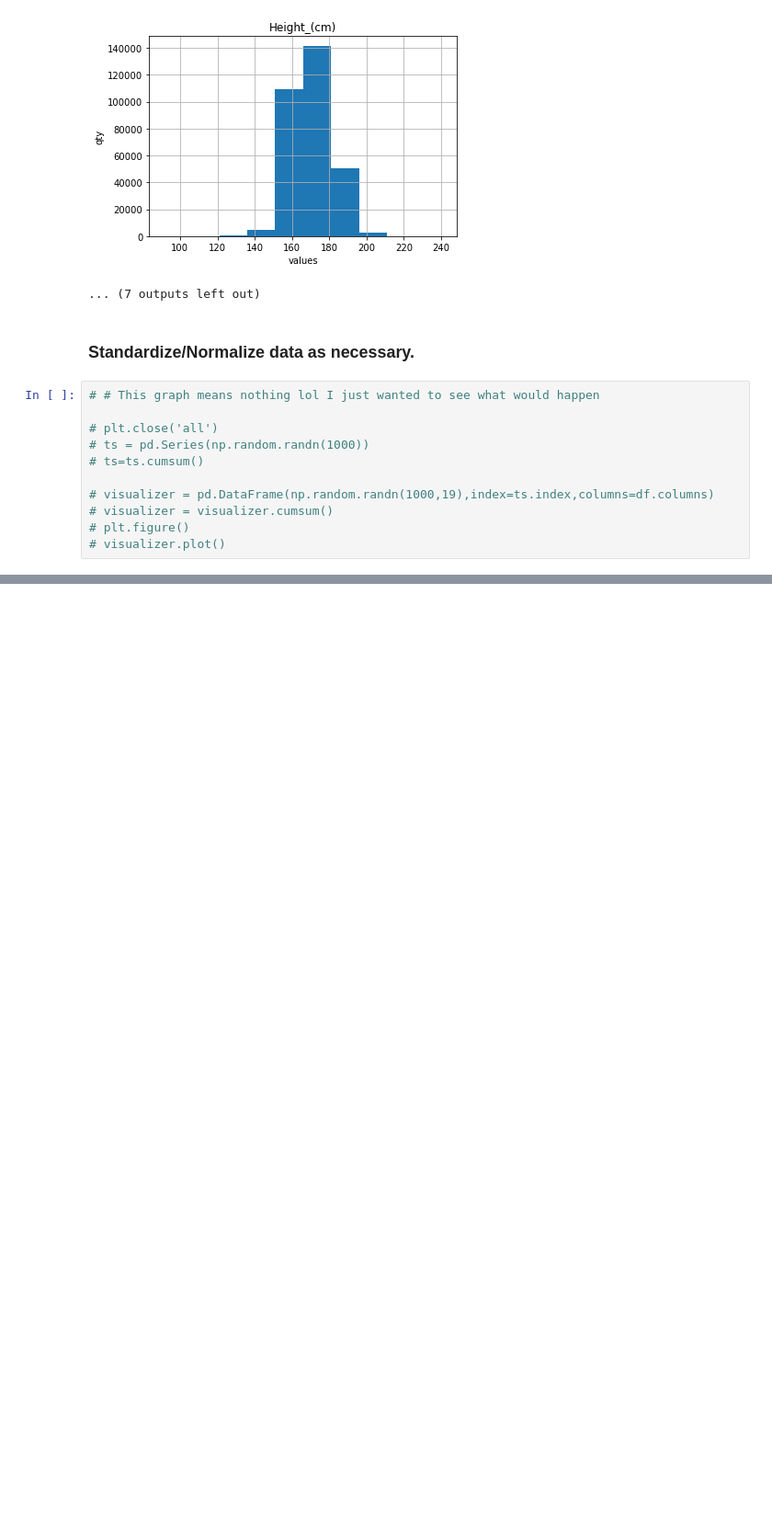
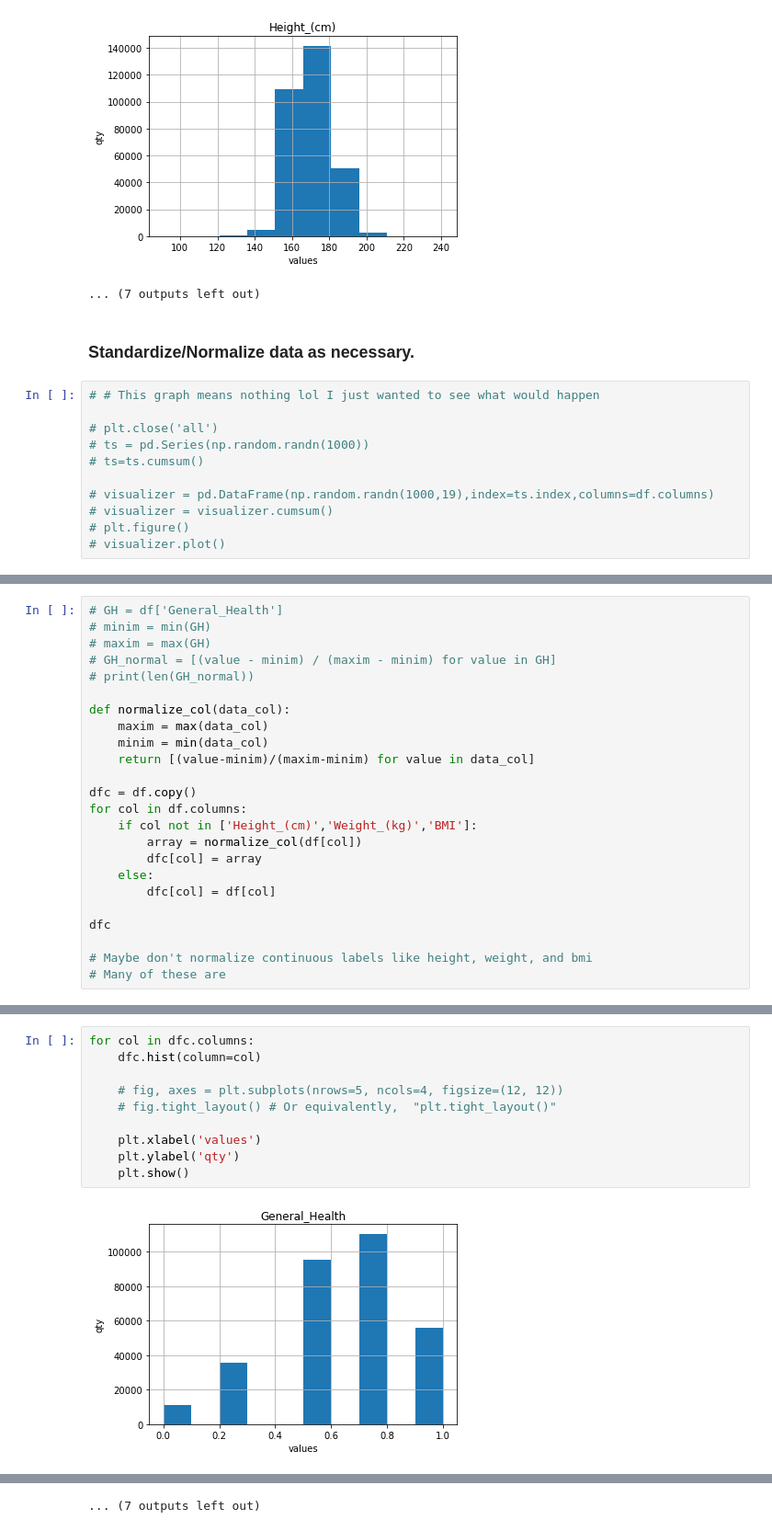
Before and after one commit to razodan/Cardiovascular_Analysis, a Jupyter notebook: cardio analysis.ipynb, the cells around one changed output, grey strips where cells are left out. Shown at 92% size. Saved outputs shown, nothing was run; the diff lists cells and outputs as text; blank space fills up the shorter version.

Commit message:
Normalized features

```diff
--- a/cardio analysis.ipynb
+++ b/cardio analysis.ipynb
@@ -215,0 +166,24 @@ test_set
+# %%
+# GH = df['General_Health']
+# minim = min(GH)
+# maxim = max(GH)
+# GH_normal = [(value - minim) / (maxim - minim) for value in GH]
+# print(len(GH_normal))
+
+def normalize_col(data_col):
+    maxim = max(data_col)
+    minim = min(data_col)
+    return [(value-minim)/(maxim-minim) for value in data_col]
+
+dfc = df.copy()
+for col in df.columns:
+    if col not in ['Height_(cm)','Weight_(kg)','BMI']:
+        array = normalize_col(df[col])
+        dfc[col] = array
+    else:
+        dfc[col] = df[col]
+
+dfc
+
+# Maybe don't normalize continuous labels like height, weight, and bmi
+# Many of these are
@@ -215,0 +204,12 @@ test_set
+# %%
+for col in dfc.columns:
+    dfc.hist(column=col)
+
+    # fig, axes = plt.subplots(nrows=5, ncols=4, figsize=(12, 12))
+    # fig.tight_layout() # Or equivalently,  "plt.tight_layout()"
+
+    plt.xlabel('values')
+    plt.ylabel('qty')
+    plt.show()
+# %% [output]
+[figure, added]
@@ -215,0 +227 @@ test_set
+... (7 outputs left out)
```
Also changed, not shown: parts of 11 cells of this notebook.
